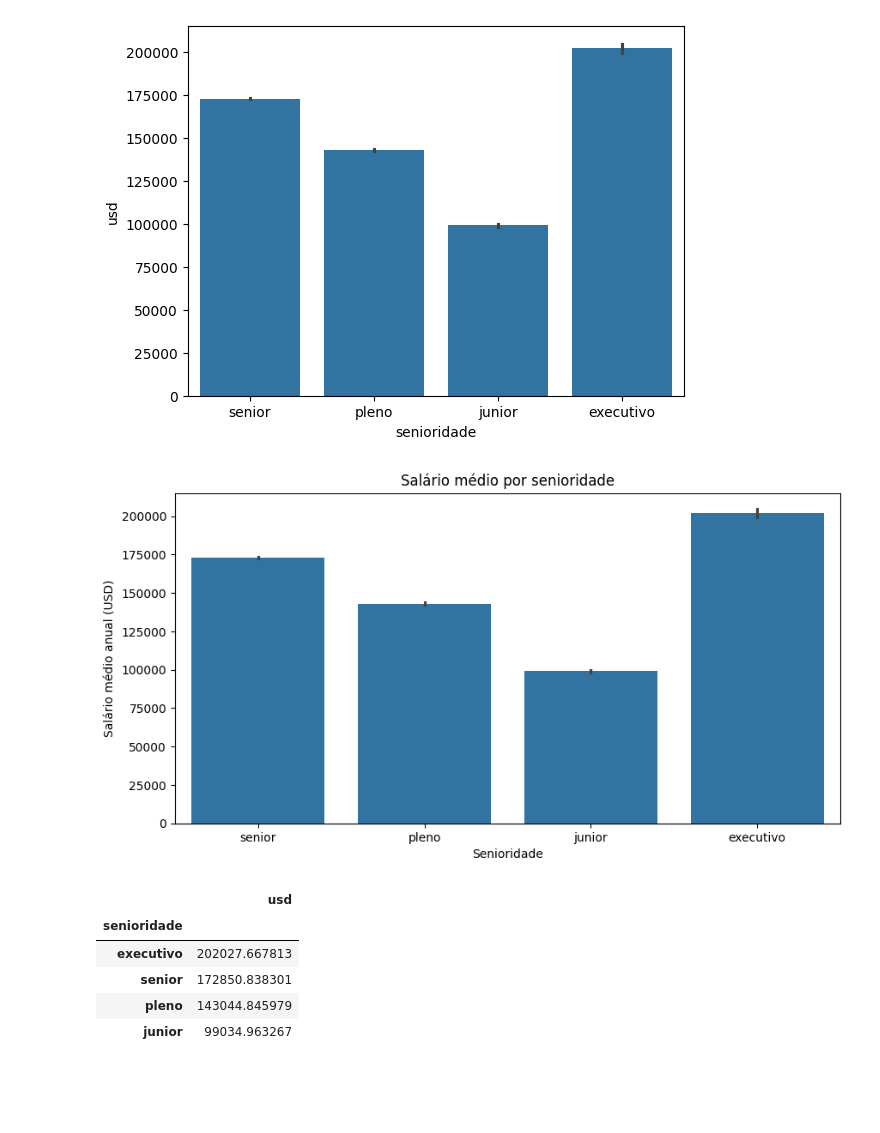
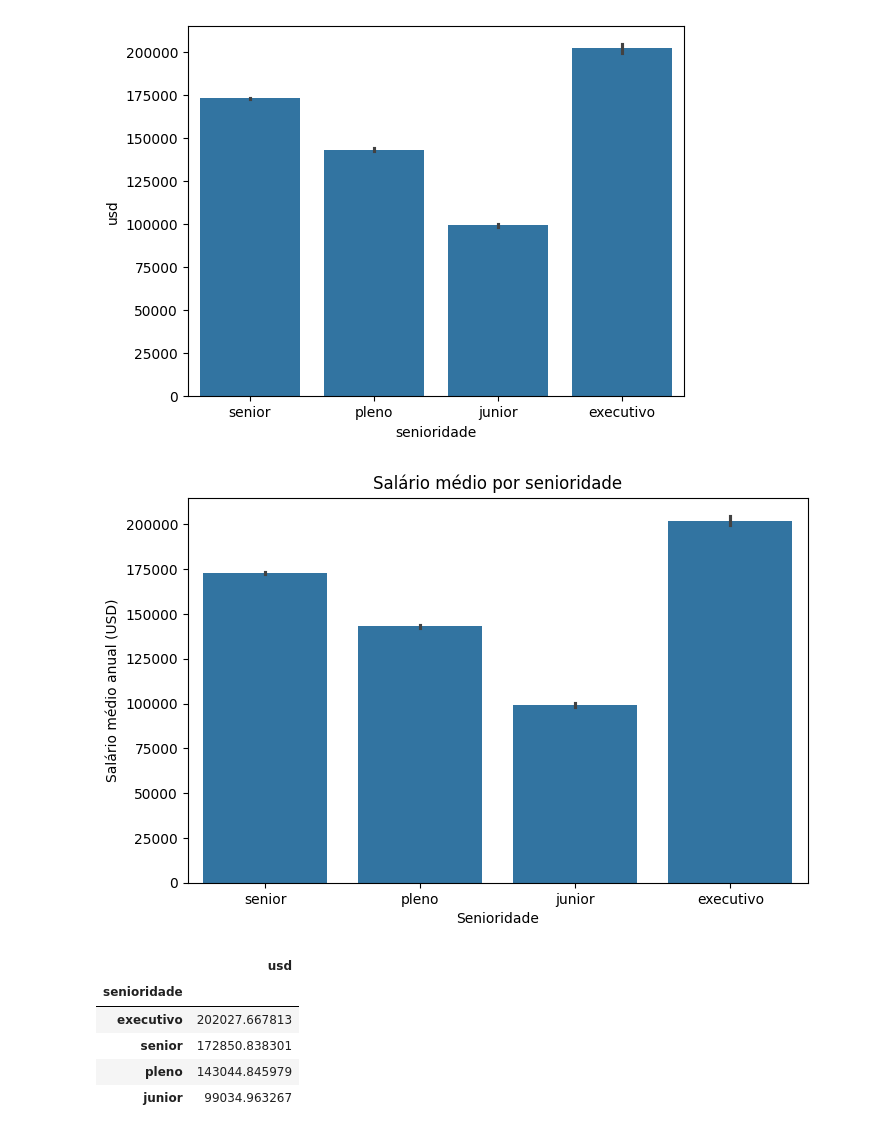
Before and after one commit to Santiago956/alura_imersao_python, a Jupyter notebook: Todas_as_aulas_Imersão_dados_com_Python_Alura_Agosto_2025.ipynb, the cells around one changed output. Cells and saved outputs as stored; diff of their text form; code cells hidden in the pictures; blank space fills up the shorter version.

```diff
--- a/Todas_as_aulas_Imersão_dados_com_Python_Alura_Agosto_2025.ipynb
+++ b/Todas_as_aulas_Imersão_dados_com_Python_Alura_Agosto_2025.ipynb
@@ -478,14 +478,14 @@ sns.barplot(data=df_limpo, x='senioridade', y='usd')
 # %%
 import matplotlib.pyplot as plt
 # %%
-plt.figure(figsize=(10,5))
+plt.figure(figsize=(8,5))
 sns.barplot(data=df_limpo, x='senioridade', y='usd')
 plt.title("Salário médio por senioridade")
 plt.xlabel("Senioridade")
 plt.ylabel("Salário médio anual (USD)")
 plt.show()
 # %% [output]
-[figure, old version]
+[figure, new version]
 # %%
 df_limpo.groupby('senioridade')['usd'].mean().sort_values(ascending=False)
 # %% [output]
```
Also changed, not shown: parts of 4 cells of this notebook.
